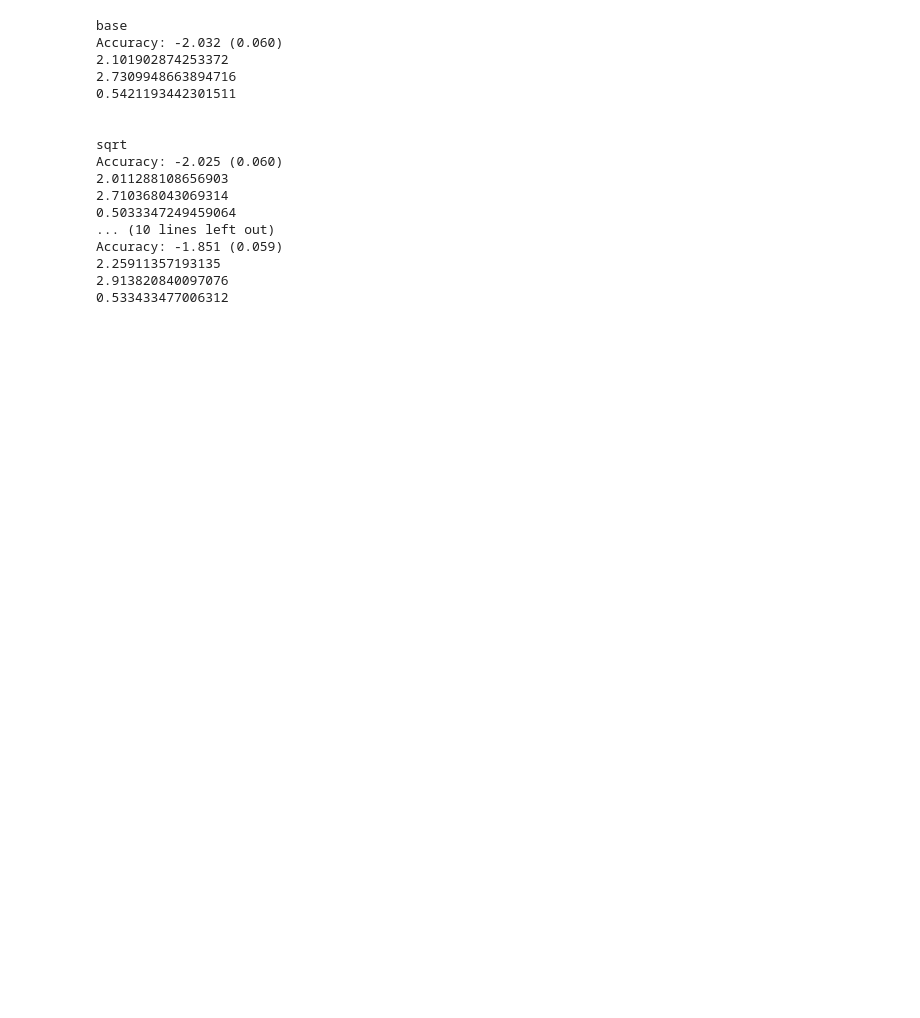
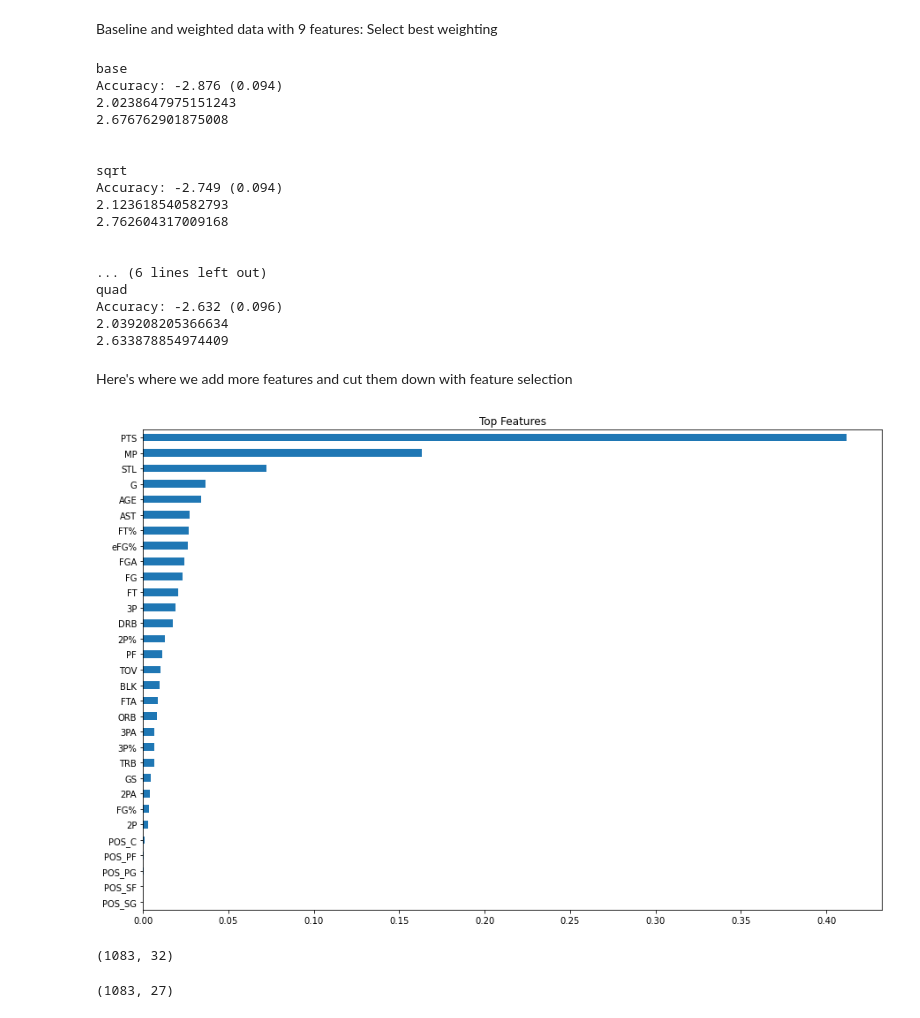
Before and after one commit to jwan659/NBA-Fantasy-Draft, a Jupyter notebook: src/04.evaluate_datasets.ipynb, the cells around one changed output. Drawn from its saved outputs; the diff is of its cells as text; code cells hidden in the pictures; blank space fills up the shorter version.

```diff
--- a/src/04.evaluate_datasets.ipynb
+++ b/src/04.evaluate_datasets.ipynb
@@ -25,24 +25,26 @@ from sklearn.preprocessing import MinMaxScaler
 import utils
 from constants import DATA_DIR
 warnings.filterwarnings('ignore')
+# %% [markdown]
+Baseline and weighted data with 9 features: Select best weighting
 # %%
 weights = ['base','sqrt','linear','quad']
 seasons = ['2016-17','2017-18','2018-19','2019-20']
 
-for weight in weights:
+for weight in tqdm(weights):
     df = pd.DataFrame()
     mean = []
     for season in seasons:
         df1 = pd.read_csv(os.path.join(DATA_DIR,'Weighted',weight,season+'.csv'))
         df = df.append(df1)
     df.fillna(0, inplace=True)
-    X = df.loc[:, df.columns != 'VALUE']._get_numeric_data()
+    columns = ['G','FG%','FT%','3P','PTS','TRB','AST','STL','TOV']
+    X = df.loc[:, columns]
     y = df['VALUE']
     X_train, X_test, y_train, y_test = train_test_split(X, y, stratify=None)
     cv = RepeatedKFold(n_splits=2, n_repeats=1000)
-
     reg = LinearRegression()
-    scores = cross_val_score(reg, X_train, y_train, scoring='neg_mean_absolute_error', cv=cv)
+    scores = cross_val_score(reg, X_train, y_train, scoring='neg_root_mean_squared_error', cv=cv)
     model = reg.fit(X_train, y_train)
     y_pred = model.predict(X_test)
     mean.append(np.mean(scores))
@@ -50,25 +52,59 @@ for weight in weights:
     print('Accuracy: %.3f (%.3f)' % (np.mean(scores), np.std(scores)))
     print(mae(y_test, y_pred))
     print(mse(y_test, y_pred, squared=False))
-    print(r2(y_test, y_pred))
     print('\n')
 
     #print(sum(mean) / len(mean))
 # %% [output]
 base
-Accuracy: -2.032 (0.060)
-2.101902874253372
-2.7309948663894716
-0.5421193442301511
+Accuracy: -2.876 (0.094)
+2.0238647975151243
+2.676762901875008
 
 
 sqrt
-Accuracy: -2.025 (0.060)
-2.011288108656903
-2.710368043069314
-0.5033347249459064
-... (10 lines left out)
-Accuracy: -1.851 (0.059)
-2.25911357193135
-2.913820840097076
-0.533433477006312
+Accuracy: -2.749 (0.094)
+2.123618540582793
+2.762604317009168
+
+
+... (6 lines left out)
+quad
+Accuracy: -2.632 (0.096)
+2.039208205366634
+2.633878854974409
+# %% [markdown]
+Here's where we add more features and cut them down with feature selection
+# %%
+#feature selection add more features prior to this?
+weight = 'quad'
+df = pd.DataFrame()
+for season in seasons:
+    df1 = pd.read_csv(os.path.join(DATA_DIR,'Weighted',weight,season+'.csv'))
+    df = df.append(df1)
+df.drop(columns=['PLAYER','TEAM','SEASON'], inplace=True)
+df = pd.get_dummies(df)
+df.fillna(0, inplace=True)
+df.to_csv(os.path.join(DATA_DIR,'ABT','abt.csv'), index=False)
+X = df.loc[:, df.columns != 'VALUE']
+y = df['VALUE']
+model = GradientBoostingRegressor()
+model.fit(X, y)
+column = df.columns.drop(['VALUE'])
+top_features = pd.Series(model.feature_importances_, index = column).sort_values()
+top_features.plot(kind = "barh", figsize=(15,10) ,title='Top Features')
+plt.show()
+print(df.shape)
+# %% [output]
+[figure, added]
+(1083, 32)
+# %%
+# create ABT
+omit_lowest = 5
+selected = list(top_features[omit_lowest:].index)
+new_abt = df.loc[:,selected]
+new_abt['VALUE'] = y
+new_abt.to_csv(os.path.join(DATA_DIR,'ABT','data.csv'), index=False)
+print(new_abt.shape)
+# %% [output]
+(1083, 27)
```
Also changed, not shown: 3 other files.
